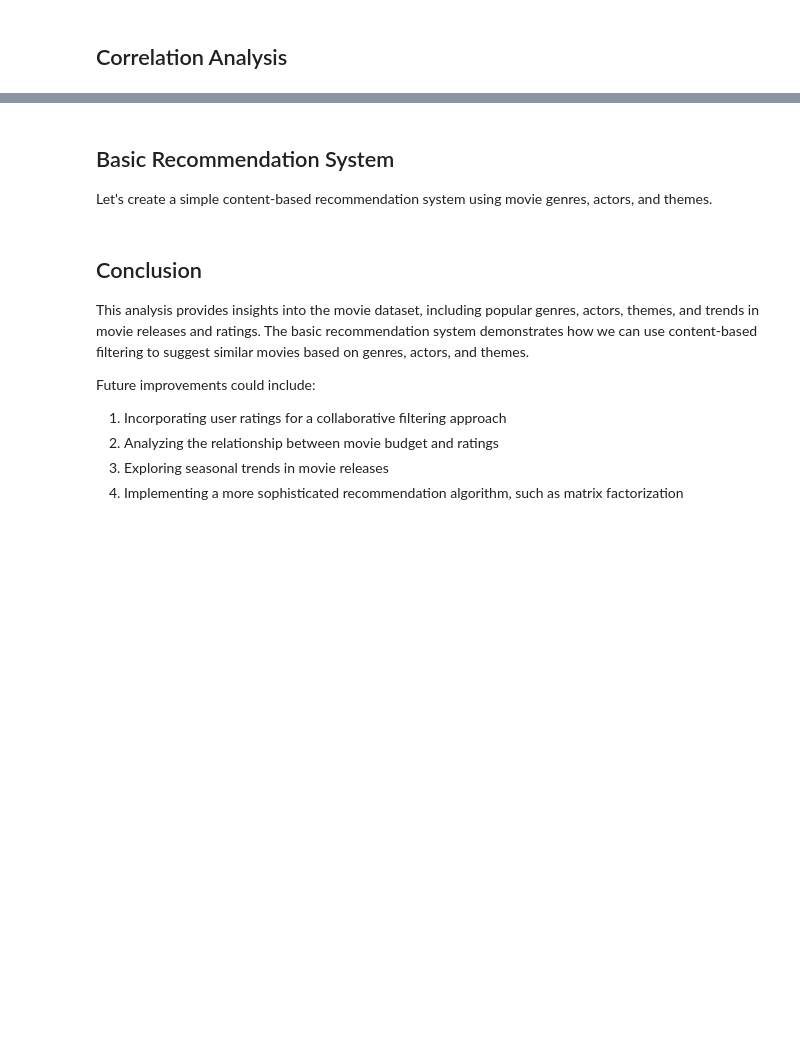
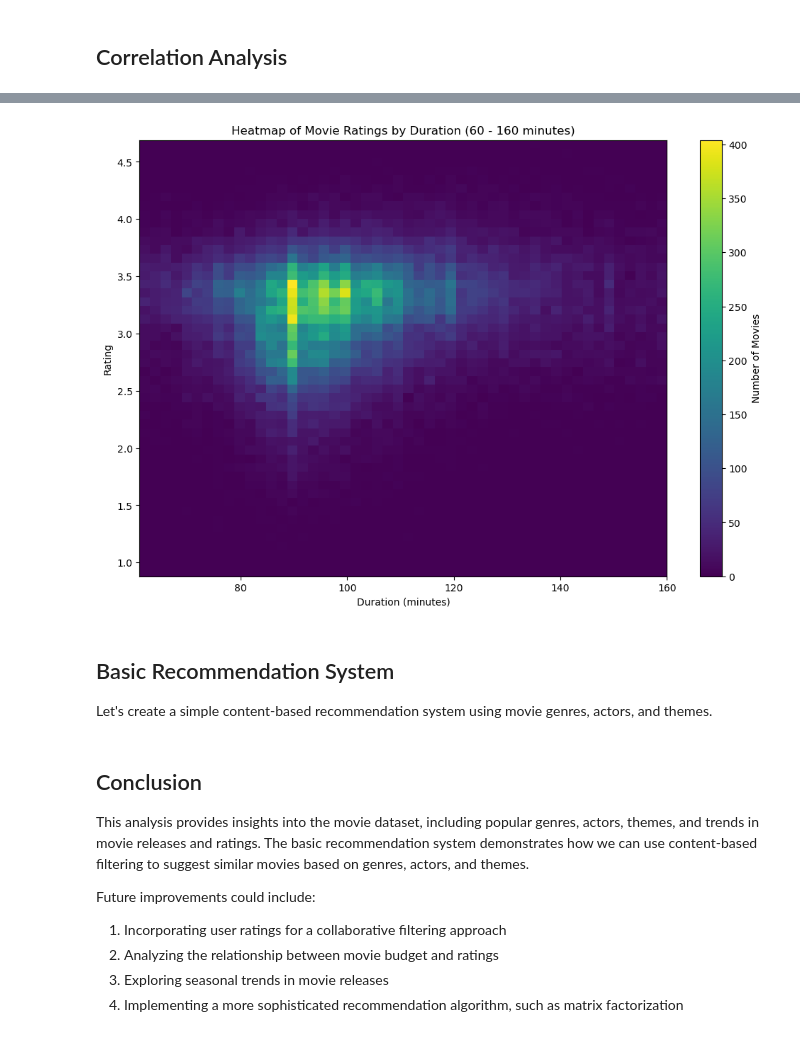
Before and after one commit to Simonstorms/Movie_Recommendation_System_and_Analysis, a Jupyter notebook: main.ipynb, the cells around one changed output, grey strips where cells are left out. Cells and saved outputs as stored; diff of their text form; code cells hidden in the pictures; blank space fills up the shorter version.

```diff
--- a/main.ipynb
+++ b/main.ipynb
@@ -166,3 +169,19 @@ print(f"Genre with lowest average rating: {genre_ratings.index[-1]} ({genre_rati
+# %%
+filtered_df = movies_df[(movies_df['minute'] <= 160) & (movies_df['minute'] > 60)]
+filtered_df = filtered_df.dropna(subset=['minute', 'rating'])
+
+plt.figure(figsize=(12, 8))
+heatmap_data = filtered_df[['minute', 'rating']]
+heatmap, xedges, yedges = np.histogram2d(heatmap_data['minute'], heatmap_data['rating'], bins=(50, 50))
+
+plt.imshow(heatmap.T, origin='lower', aspect='auto', cmap='viridis', extent=[xedges[0], xedges[-1], yedges[0], yedges[-1]])
+plt.colorbar(label='Number of Movies')
+plt.title('Heatmap of Movie Ratings by Duration (60 - 160 minutes)')
+plt.xlabel('Duration (minutes)')
+plt.ylabel('Rating')
+plt.show()
+# %% [output]
+[figure, added]
 # %% [markdown]
 ## Basic Recommendation System
 
```
Also changed, not shown: parts of 10 cells of this notebook.
